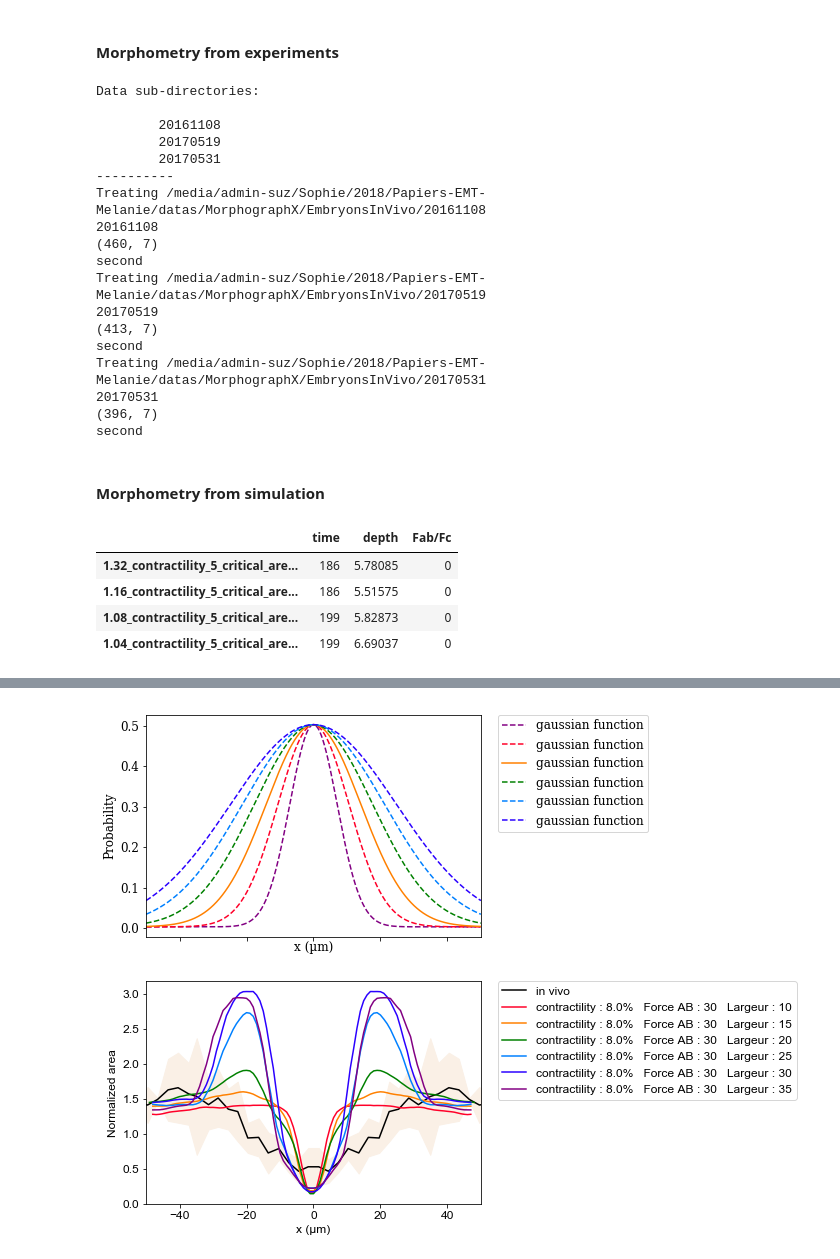
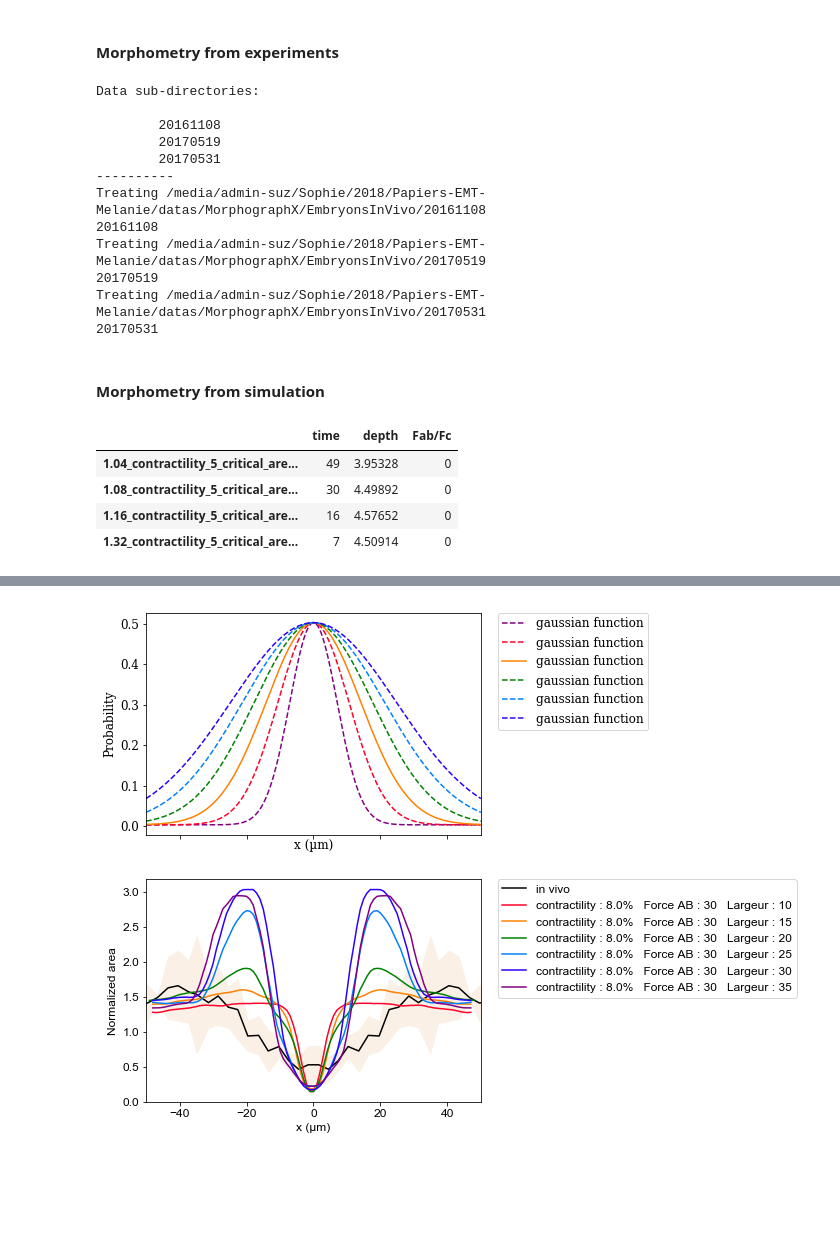
Before and after one commit to suzannelab/invagination, a Jupyter notebook: notebooks/EmbryoMesodermInvagination_AnalysePrincipale.ipynb, the cells around one changed output, grey strips where cells are left out. Saved outputs shown, nothing was run; the diff lists cells and outputs as text; code cells hidden in the pictures; blank space fills up the shorter version.

```diff
--- a/notebooks/EmbryoMesodermInvagination_AnalysePrincipale.ipynb
+++ b/notebooks/EmbryoMesodermInvagination_AnalysePrincipale.ipynb
@@ -45,9 +45,10 @@ SIM_DIR = Path('/home/admin-suz/Documents/SimulationsReview')
 old = None
 # %%
 
-dirname = SIM_DIR/'2018-08-01'
+dirname = SIM_DIR/'2018-08-21_TEST2'
 #target_dirname = Path('/home/admin-suz/Documents/SimulationsReview/')/'2018-07-12'
 list_dir = sorted(os.listdir(dirname))
-#list_dir= list_dir[0:8:2]
+#list_dir = list_dir[5:7:1] + list_dir[12:25:6]
+#list_dir = list_dir[0:20:6]
 list_dir
 # %% [output]
@@ -498,13 +542,13 @@ def panel_sagittal_view(directory, df, t, ax=None):
 
              }
 
-    if t > list_t[str(directory).split('/')[-1]] :
-        t = list_t[str(directory).split('/')[-1]]
+    """if t > list_t[str(directory).split('/')[-1]] :
+        t = list_t[str(directory).split('/')[-1]] """
     sheet = open_sheet(directory, t)
 
     # sagital view
     fig, ax = sagittal_view(
-        sheet, -5, 5, 'is_mesoderm', ['x', 'y'], 'z', ax)
+        sheet, -80, -60, 'is_mesoderm', ['x', 'y'], 'z', ax)
     a, c = 87, 87
     thetas = np.linspace(0, 2 * np.pi)
     ax.plot(c * np.cos(thetas), a * np.sin(thetas), color='grey', alpha=0.7)
@@ -770,7 +817,7 @@ for data_dir in data_dirs:
         #try:
         dir_name_vivo = data_file.split('_')[0]
         print (dir_name_vivo)
-        centers, figures, axes = fig_vivo2(data_dir[0], data_file,
+        centers, figures, axes = analyse(data_dir[0], data_file,
                                          basename=basename,
                                          figures=figures,
                                          axes=axes,
@@ -793,16 +840,10 @@ Data sub-directories:
 ----------
 Treating /media/admin-suz/Sophie/2018/Papiers-EMT-Melanie/datas/MorphographX/EmbryonsInVivo/20161108
 20161108
-(460, 7)
-second
 Treating /media/admin-suz/Sophie/2018/Papiers-EMT-Melanie/datas/MorphographX/EmbryonsInVivo/20170519
 20170519
-(413, 7)
-second
 Treating /media/admin-suz/Sophie/2018/Papiers-EMT-Melanie/datas/MorphographX/EmbryonsInVivo/20170531
 20170531
-(396, 7)
-second
 # %%
 # In vivo shift
 in_vivo_shift = {'20161108' : 15, '20170519':-12, '20170531':35}
@@ -832,49 +873,50 @@ from tyssue.io import hdf5
 from tyssue.draw.plt_draw import quick_edge_draw, sheet_view
 
 
-sim_data_dirs =Path('/home/admin-suz/Documents/SimulationsReview/2018-07-26_sansForceAB')
+sim_data_dirs =Path('/home/admin-suz/Documents/SimulationsReview/2018-08-01')
 
-chosen_repository = [
+"""chosen_repository = [
                     '1.32_contractility_5_critical_area_0_radialtension',
 
                     '1.16_contractility_5_critical_area_0_radialtension',
 
                     '1.08_contractility_5_critical_area_0_radialtension',
 
                     '1.04_contractility_5_critical_area_0_radialtension',
 
-                    ]
+                    ]"""
+chosen_repository = list_dir
 
 cup_stage_dataframe = pd.DataFrame(index = chosen_repository,
                                    columns = ('time', 'depth', 'Fab/Fc'))
 
 
 # Find cup stage for the chosen repository
 for repo in chosen_repository:
-    #t, d = define_time_depth_compare_to_vivo(os.path.join(sim_data_dirs, repo), 200)
-    t, d = define_time_max_depth(os.path.join(sim_data_dirs, repo), 200)
+    t, d = define_time_depth_compare_to_vivo(os.path.join(sim_data_dirs, repo), 50)
+    #t, d = define_time_max_depth(os.path.join(sim_data_dirs, repo), 200)
     cup_stage_dataframe.loc[repo, 'time'] = t
     cup_stage_dataframe.loc[repo, 'depth'] = d
     sheet = open_sheet(os.path.join(sim_data_dirs, repo), t)
     cup_stage_dataframe.loc[repo, 'Fab/Fc'] = force_ratio(sheet)
 
 
 hf5s = {}
 for data_dir in chosen_repository :
     stores = [f for f in os.listdir(os.path.join(sim_data_dirs,data_dir)) if f.endswith('hf5')]
     stores.sort()
 
     time_index = cup_stage_dataframe.loc[data_dir,'time']
 
     hf5names = [stores[time_index]]
     hf5s[data_dir] = hf5names
 cup_stage_dataframe
 # %% [output]
 |  | time | depth | Fab/Fc |
-| 1.32_contractility_5_critical_are... | 186 | 5.78085 | 0 |
-| 1.16_contractility_5_critical_are... | 186 | 5.51575 | 0 |
-| 1.08_contractility_5_critical_are... | 199 | 5.82873 | 0 |
-| 1.04_contractility_5_critical_are... | 199 | 6.69037 | 0 |
+| 1.04_contractility_5_critical_are... | 49 | 3.95328 | 0 |
+| 1.08_contractility_5_critical_are... | 30 | 4.49892 | 0 |
+| 1.16_contractility_5_critical_are... | 16 | 4.57652 | 0 |
+| 1.32_contractility_5_critical_are... | 7 | 4.50914 | 0 |
 # %%
 from tyssue.draw.plt_draw import quick_edge_draw, sheet_view
 
```
Also changed, not shown: parts of 11 cells of this notebook, 11 other files.
